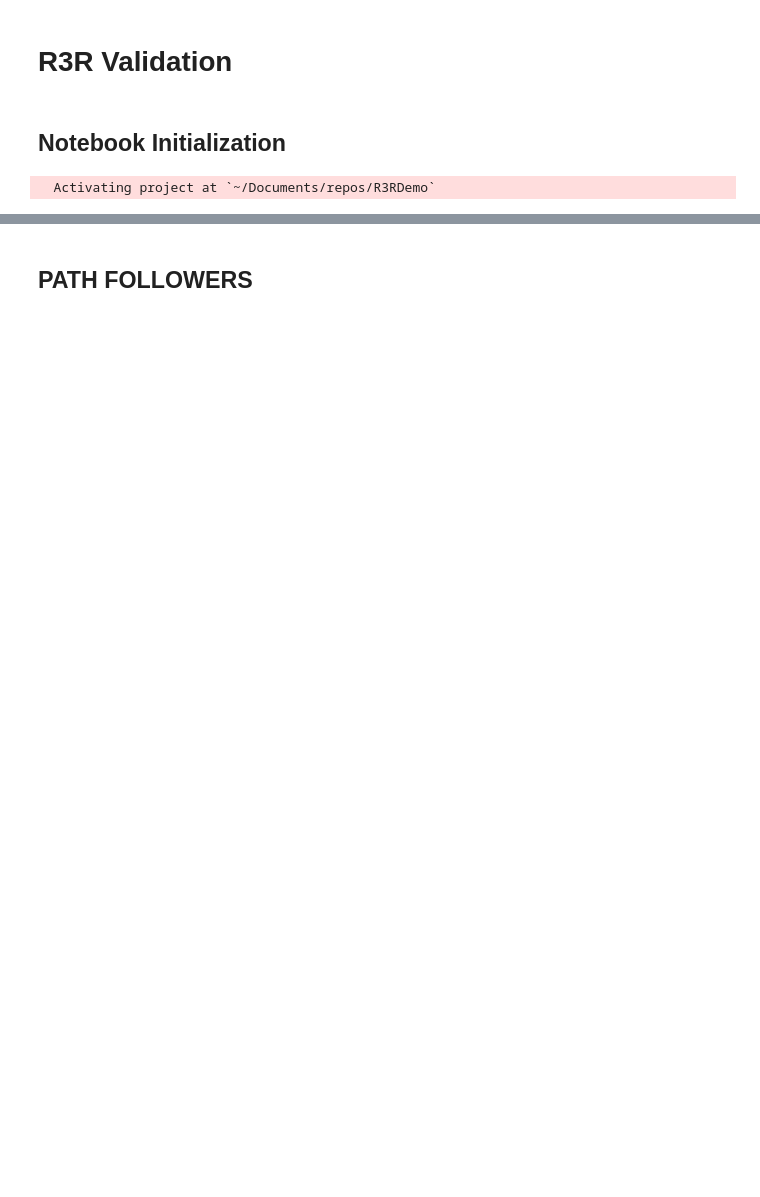
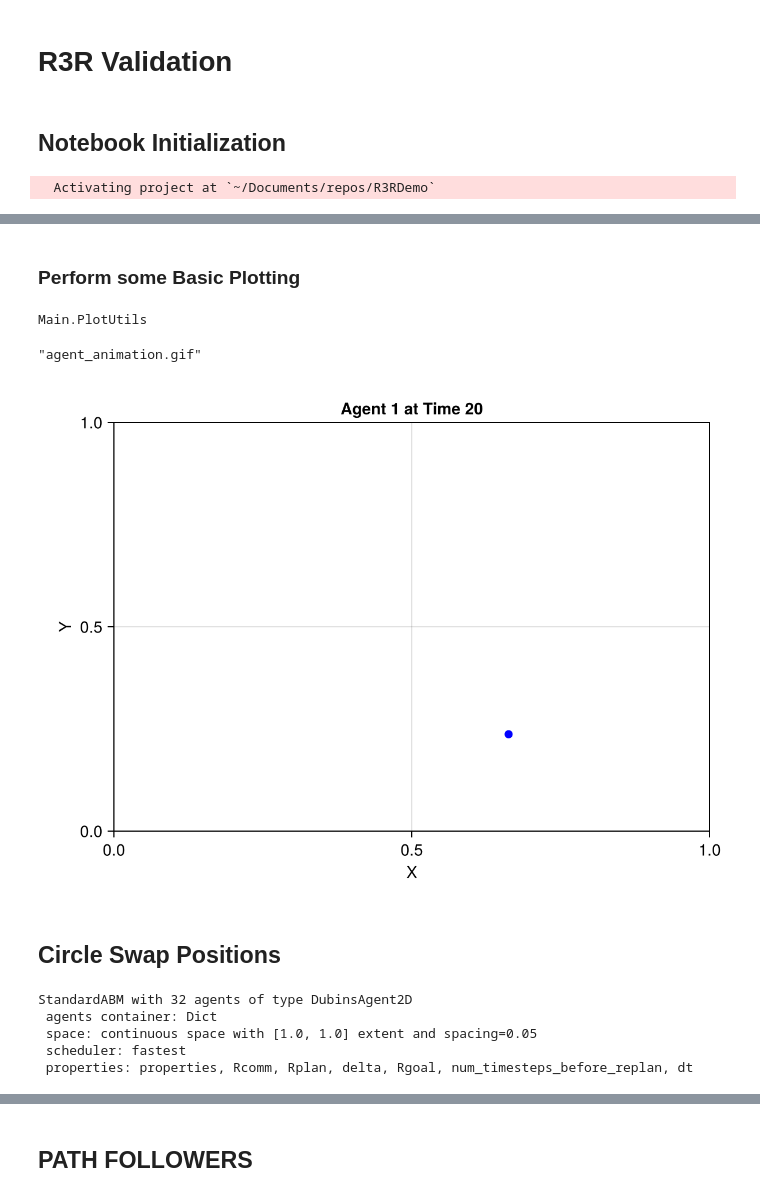
Before and after one commit to MarshallVielmetti/r3r_decentralized_gatekeeper, a Jupyter notebook: src/test_notebook.ipynb, the cells around one changed output, grey strips where cells are left out. Drawn from its saved outputs; the diff is of its cells as text; code cells hidden in the pictures; blank space fills up the shorter version.

```diff
--- a/src/test_notebook.ipynb
+++ b/src/test_notebook.ipynb
@@ -14,0 +23,2 @@ using Agents
+# %%
+model = r3r.init_dubins_agent_2d_problem(;n_agents=16, seed=723123, delta=0.03, Rcomm=0.3)
@@ -14,0 +33,11 @@ using Agents
+# %%
+# t_com(agent) = isnothing(agent.committed_trajectory) ? 0.0 : agent.committed_trajectory.t_committed
+# t_switch(agent) = isnothing(agent.committed_trajectory) ? 0.0 : agent.committed_trajectory.t_switch
+# t_bak(agent) = isnothing(agent.committed_trajectory) ? 0.0 : agent.committed_trajectory.t_bak
+# nominal(agent) = isnothing(agent.committed_trajectory) ? [] : agent.committed_trajectory.nominal_trajectory
+# backup_set(agent) = isnothing(agent.committed_trajectory) ? [] : agent.committed_trajectory.backup_set
+
+# agent_data = [:pos, :in_network, t_com, t_switch, t_bak, nominal, backup_set]
+agent_data = [:pos, :goal, :in_network]
+till_done = (model_in, t) -> nagents(model_in) == 0 || t > 300.0
+agent_df, model_df = run!(model, till_done; adata=agent_data)
@@ -14,0 +62,16 @@ using Agents
+# %% [markdown]
+### Perform some Basic Plotting
+# %%
+include("plot_utils.jl")
+# %% [output]
+Main.PlotUtils
+# %%
+PlotUtils.animate_df(agent_df, model)
+# %% [output]
+"agent_animation.gif"
+# %%
+PlotUtils.plot_agent_at_time(agent_df, model, 1, 20)
+# %% [output]
+[figure, added]
+# %% [markdown]
+## Circle Swap Positions
@@ -14,0 +98,8 @@ using Agents
+# %%
+model = r3r.init_dubins_agent_2d_problem(;starting_positions=starting_positions, goal_positions=goal_positions,n_agents=N_AGENTS, seed=723123, delta=0.03, Rcomm=0.15, turning_radius=0.05)
+# %% [output]
+StandardABM with 32 agents of type DubinsAgent2D
+ agents container: Dict
+ space: continuous space with [1.0, 1.0] extent and spacing=0.05
+ scheduler: fastest
+ properties: properties, Rcomm, Rplan, delta, Rgoal, num_timesteps_before_replan, dt
```
Also changed, not shown: parts of 13 cells of this notebook, 16 other files.
